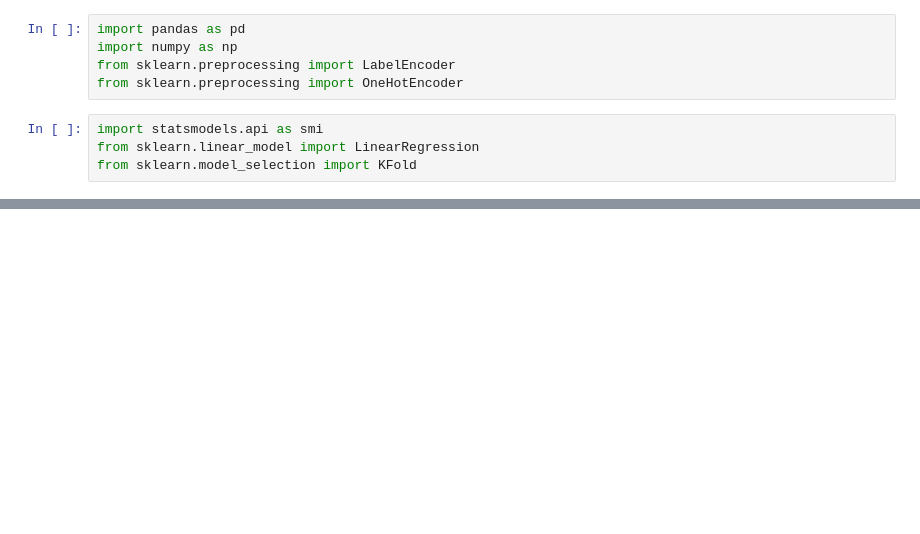
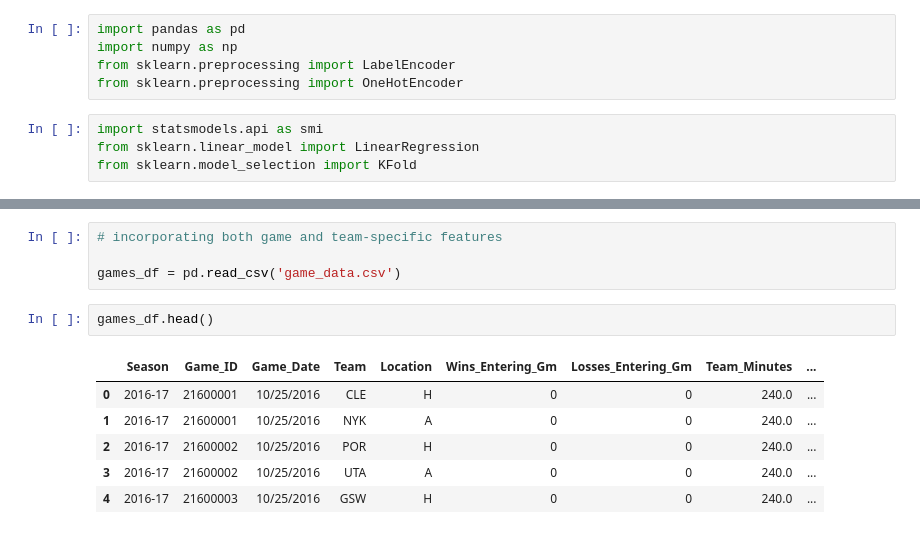
Before and after one commit to ahlusar1989/nba-viewership-predictions, a Jupyter notebook: team_and_game_factors_model.ipynb, the cells around one changed output, grey strips where cells are left out. Drawn from its saved outputs; the diff is of its cells as text; blank space fills up the shorter version.

```diff
--- a/team_and_game_factors_model.ipynb
+++ b/team_and_game_factors_model.ipynb
@@ -62,0 +170,13 @@ team_df = create_team_vector(full_df)
+# %%
+# incorporating both game and team-specific features
+
+games_df = pd.read_csv('game_data.csv')
+# %%
+games_df.head()
+# %% [output]
+|  | Season | Game_ID | Game_Date | Team | Location | Wins_Entering_Gm | Losses_Entering_Gm | Team_Minutes | ... |
+| 0 | 2016-17 | 21600001 | 10/25/2016 | CLE | H | 0 | 0 | 240.0 | ... |
+| 1 | 2016-17 | 21600001 | 10/25/2016 | NYK | A | 0 | 0 | 240.0 | ... |
+| 2 | 2016-17 | 21600002 | 10/25/2016 | POR | H | 0 | 0 | 240.0 | ... |
+| 3 | 2016-17 | 21600002 | 10/25/2016 | UTA | A | 0 | 0 | 240.0 | ... |
+| 4 | 2016-17 | 21600003 | 10/25/2016 | GSW | H | 0 | 0 | 240.0 | ... |
```
Also changed, not shown: parts of 23 cells of this notebook.
